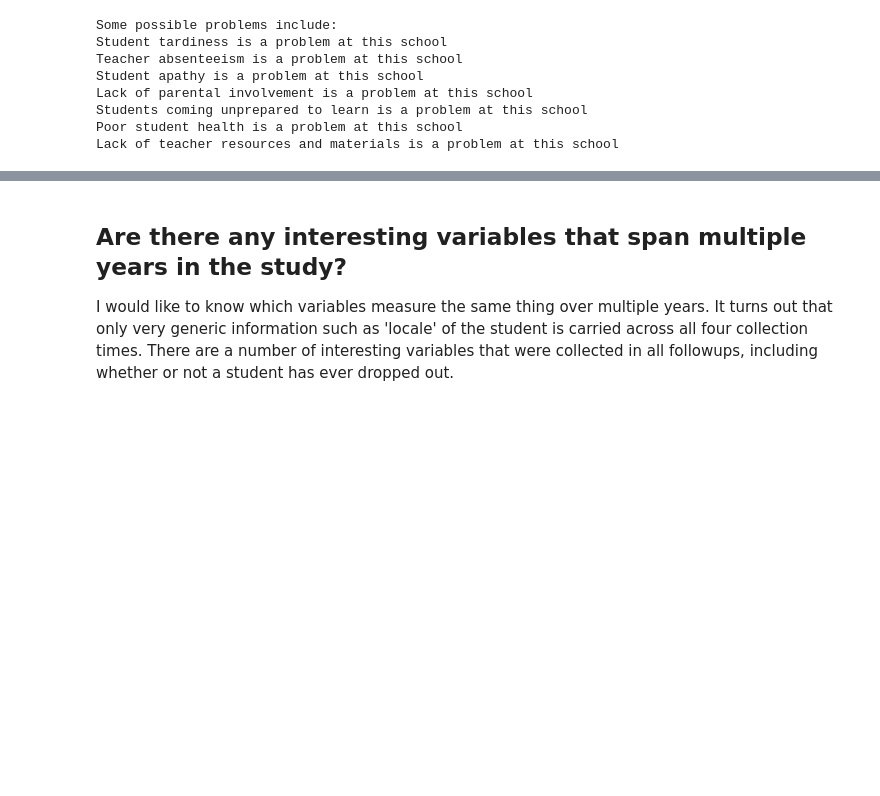
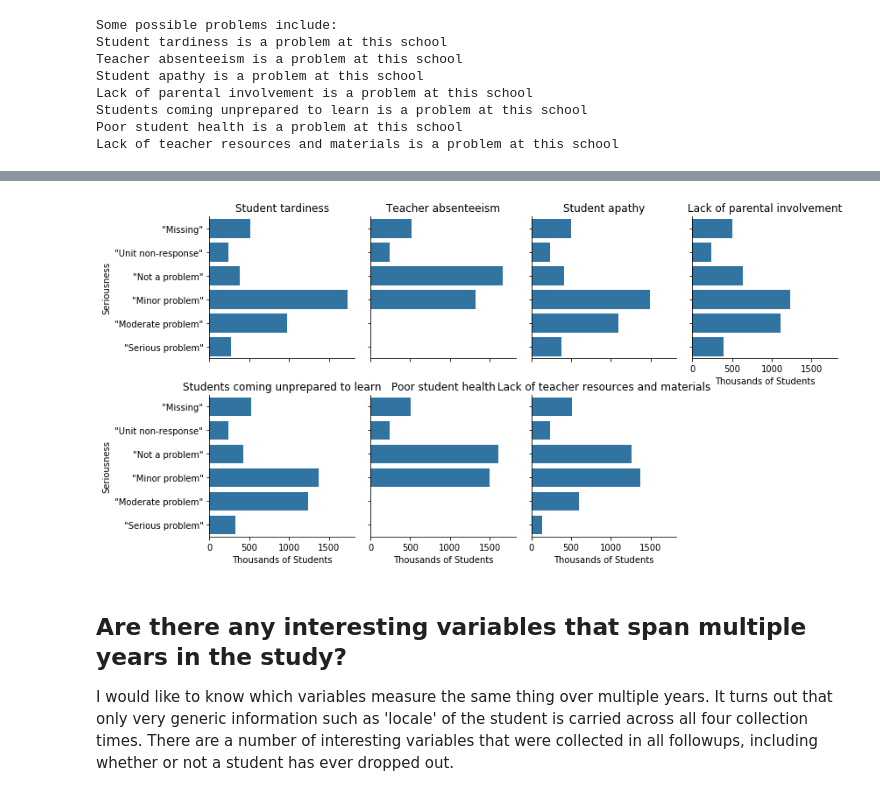
Before and after one commit to cemalec/Data-Science-Porfolio, a Jupyter notebook: Capstone ProjectOne/SO_EDA.ipynb, the cells around one changed output, grey strips where cells are left out. Saved outputs shown, nothing was run; the diff lists cells and outputs as text; code cells hidden in the pictures; blank space fills up the shorter version.

```diff
--- a/Capstone ProjectOne/SO_EDA.ipynb
+++ b/Capstone ProjectOne/SO_EDA.ipynb
@@ -154,8 +178,3 @@ Lack of parental involvement is a problem at this school
 Students coming unprepared to learn is a problem at this school
 Poor student health is a problem at this school
 Lack of teacher resources and materials is a problem at this school
-# %%
-#Create a series of bar graphs, this would be a good one to create a more information dense graph.
-for problem in problem_labels:
-    df_temp = estimate_count(problem,df_BY,'W1STUDENT',df_weights,number_labels[problem])
-    df_temp.plot.bar(x='category',y='estimate',title=number_labels[problem]['desc'][8:])
@@ -170,3 +181,25 @@ for problem in problem_labels:
+# %%
+df_graphs = []
+for problem in problem_labels:
+    df_temp = estimate_count(problem,df_BY,'W1STUDENT',df_weights,number_labels[problem])
+    df_temp['estimate'] /= 1000
+    df_temp['problem'] = problem
+    df_graphs.append(df_temp)
+df = pd.concat(df_graphs)
+order = df[df['problem']=='A1TARDY']['category']
+g = sns.FacetGrid(data = df, col = 'problem',col_wrap = 4)
+g = g.map(sns.barplot,"estimate","category",order = order)
+axes = g.axes.flatten()
+axes[3].set_xlabel('Thousands of Students')
+axes[4].set_xlabel('Thousands of Students')
+axes[5].set_xlabel('Thousands of Students')
+axes[6].set_xlabel('Thousands of Students')
+axes[0].set_ylabel('Seriousness')
+axes[4].set_ylabel('Seriousness')
+for i,ax in enumerate(axes):
+    ax.set_title(number_labels[problem_labels[i]]['desc'][8:-28])
+# %% [output]
+[figure, added]
 # %% [markdown]
 ## Are there any interesting variables that span multiple years in the study?
 
```
Also changed, not shown: parts of 9 cells of this notebook.
